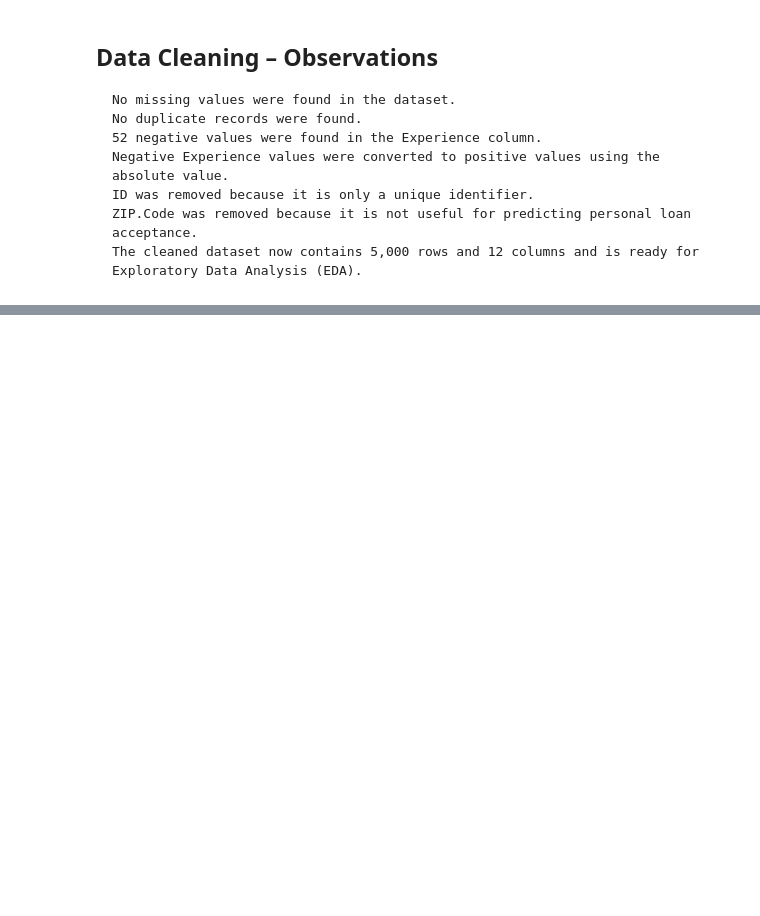
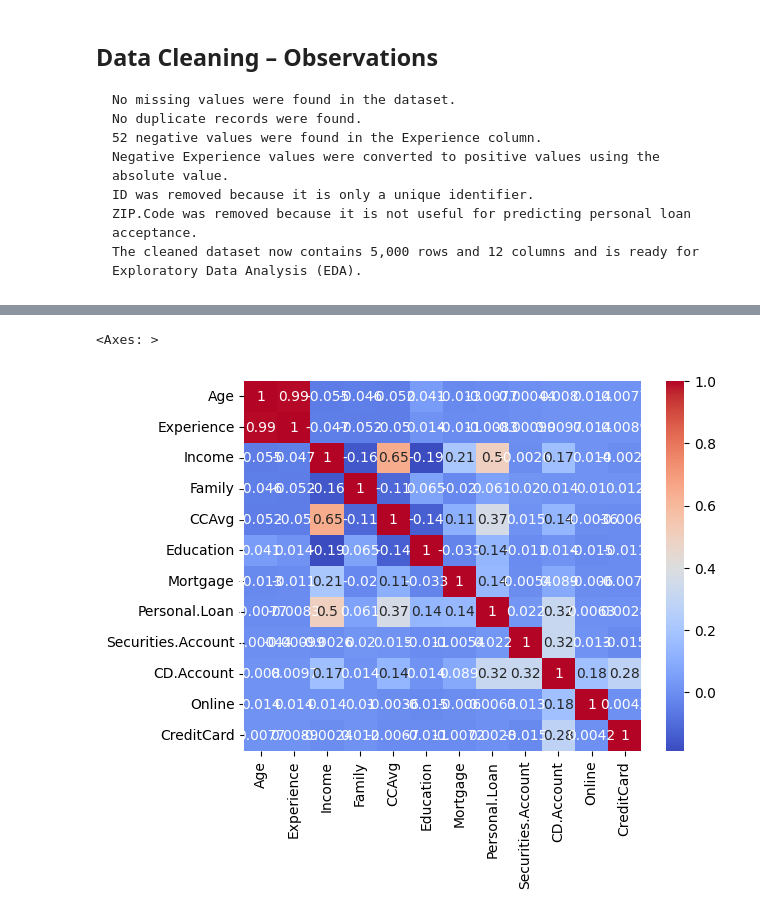
Before and after one commit to hadinmirza/bank-loan-approcal-prediction, a Jupyter notebook: notebooks/data-cleaning.ipynb, the cells around one changed output, grey strips where cells are left out. Cells and saved outputs as stored; diff of their text form; code cells hidden in the pictures; blank space fills up the shorter version.

```diff
--- a/notebooks/data-cleaning.ipynb
+++ b/notebooks/data-cleaning.ipynb
@@ -79,0 +89,5 @@ df.shape
+# %%
+sns.heatmap(df.corr(), annot=True, cmap='coolwarm')
+# %% [output]
+<Axes: >
+[figure, added]
```
Also changed, not shown: parts of 7 cells of this notebook, 1 other file.
